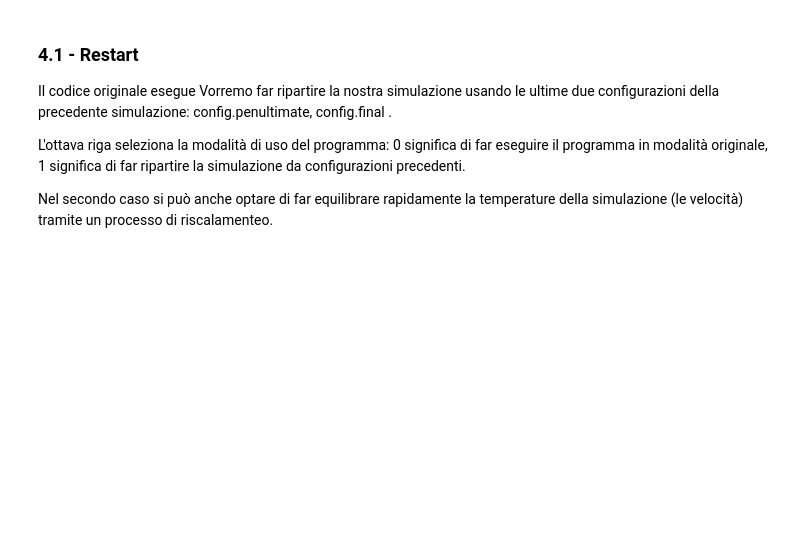
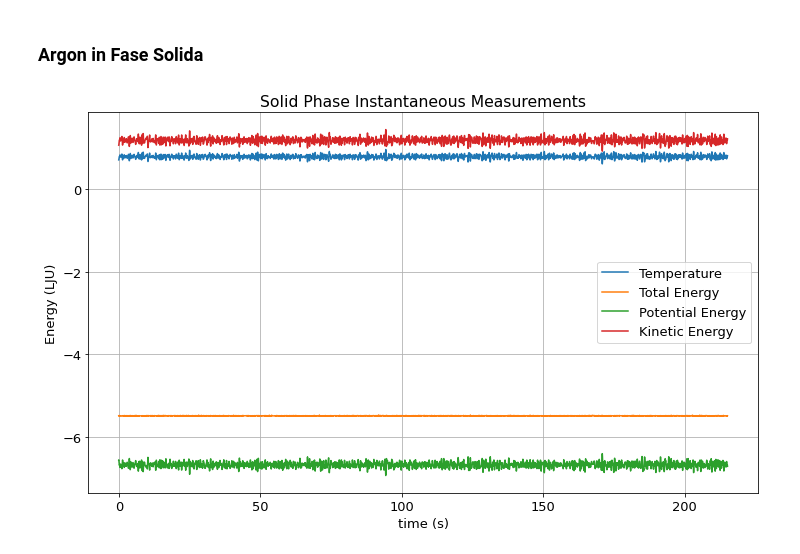
Before and after one commit to edoardodraetta/lsn_esercizi, a Jupyter notebook: Esercizio_4.ipynb, the cells around one changed output. Drawn from its saved outputs; the diff is of its cells as text; code cells hidden in the pictures; blank space fills up the shorter version.

```diff
--- a/Esercizio_4.ipynb
+++ b/Esercizio_4.ipynb
@@ -1,12 +1,3 @@
-# %% [markdown]
-### 4.1 - Restart
-
-Il codice originale esegue
-Vorremo far ripartire la nostra simulazione usando le ultime due configurazioni della precedente simulazione: <font face="Courier">config.penultimate, config.final </font></span>.
-
-L'ottava riga seleziona la modalità di uso del programma: 0 significa di far eseguire il programma in modalità originale, 1 significa di far ripartire la simulazione da configurazioni precedenti.
-
-Nel secondo caso si può anche optare di far equilibrare rapidamente la temperature della simulazione (le velocità) tramite un processo di riscalamenteo.
 # %%
 import matplotlib
 import matplotlib.pyplot as plt
@@ -14,4 +5,40 @@ import numpy as np
 import math
 
 plt.rcParams.update({'font.size': 13})
+# %%
+k_B = 1.380649 * 10**(-23) # J/K
+epsilon = 120 * k_B # J
+m = 39.948*1.66054*10**(-27) # g
+sigma = 0.34 # nm
+t = sigma*np.sqrt(m/epsilon)
+# %% [markdown]
+### Argon in Fase Solida
+# %%
+# Instantaneous Observables
+plt.figure(figsize=(12,7))
+datafile = "./data/4/solid/solid.temp.dat"
+val = np.loadtxt(datafile)
+N = 100000
+x = np.arange(N)*t
+plt.plot(x, val, label='Temperature')
+
+datafile = "./data/4/solid/solid.etot.dat"
+val = np.loadtxt(datafile)
+plt.plot(x, val, label='Total Energy')
+
+datafile = "./data/4/solid/solid.epot.dat"
+val = np.loadtxt(datafile)
+plt.plot(x, val, label='Potential Energy')
+
+datafile = "./data/4/solid/solid.ekin.dat"
+val = np.loadtxt(datafile)
+plt.plot(x, val, label='Kinetic Energy')
+
+plt.title("Solid Phase Instantaneous Measurements")
+plt.xlabel("time (s)")
+plt.ylabel("Energy (LJU)")
+plt.legend()
+plt.grid(True)
+# %% [output]
+[figure, added]
 # %%
```
Also changed, not shown: parts of 10 cells of this notebook, 15 other files.
